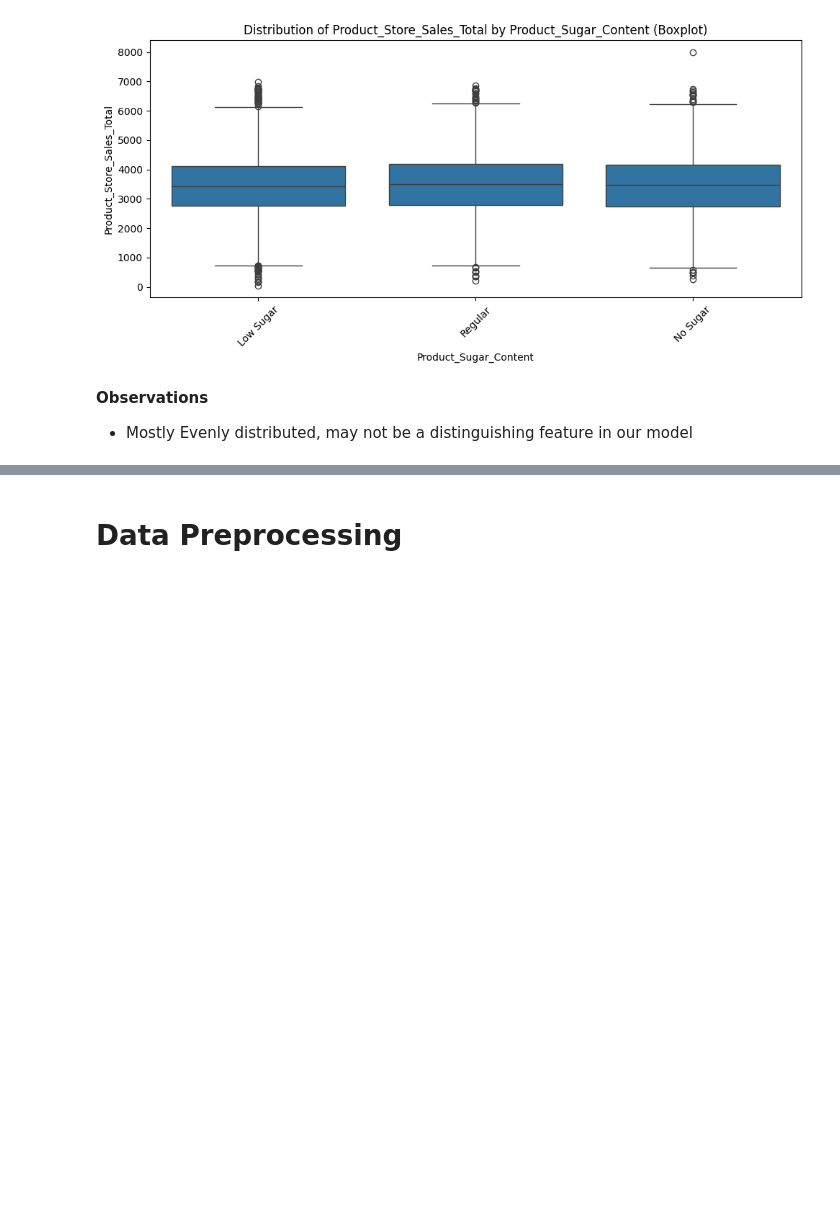
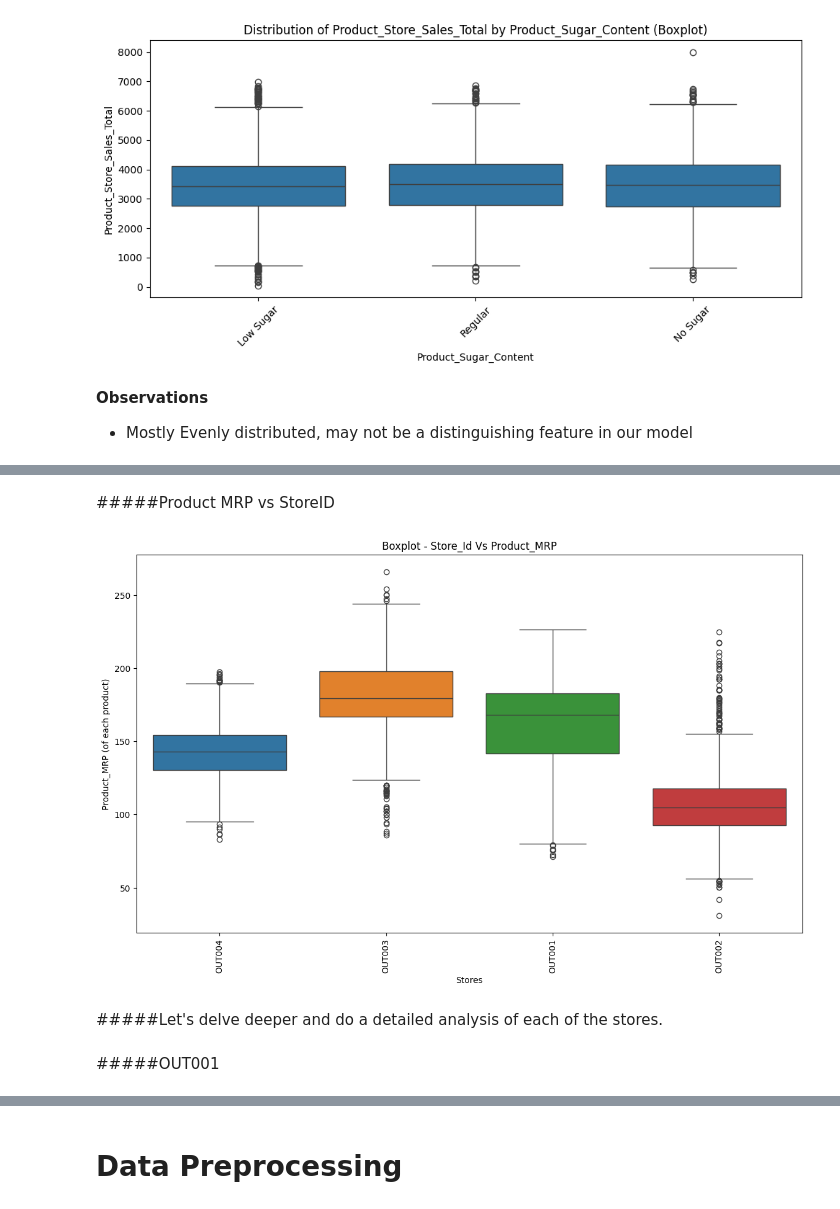
Before and after one commit to uday-d4/UTAI_SuperKArt, a Jupyter notebook: SuperKart_Model_Deployment_Notebook.ipynb, the cells around one changed output, grey strips where cells are left out. Drawn from its saved outputs; the diff is of its cells as text; code cells hidden in the pictures; blank space fills up the shorter version.

```diff
--- a/SuperKart_Model_Deployment_Notebook.ipynb
+++ b/SuperKart_Model_Deployment_Notebook.ipynb
@@ -723,0 +781,16 @@ plot_categorical_insights(dataset, 'Product_Sugar_Content')
+# %% [markdown]
+#####Product MRP vs StoreID
+# %%
+plt.figure(figsize=[14, 8])
+sns.boxplot(data = dataset, x = "Store_Id", y = "Product_MRP", hue = "Store_Id")
+plt.xticks(rotation=90)
+plt.title("Boxplot - Store_Id Vs Product_MRP")
+plt.xlabel("Stores")
+plt.ylabel("Product_MRP (of each product)")
+plt.show()
+# %% [output]
+[figure, added]
+# %% [markdown]
+#####Let's delve deeper and do a detailed analysis of each of the stores.
+# %% [markdown]
+#####OUT001
```
Also changed, not shown: parts of 27 cells of this notebook.
